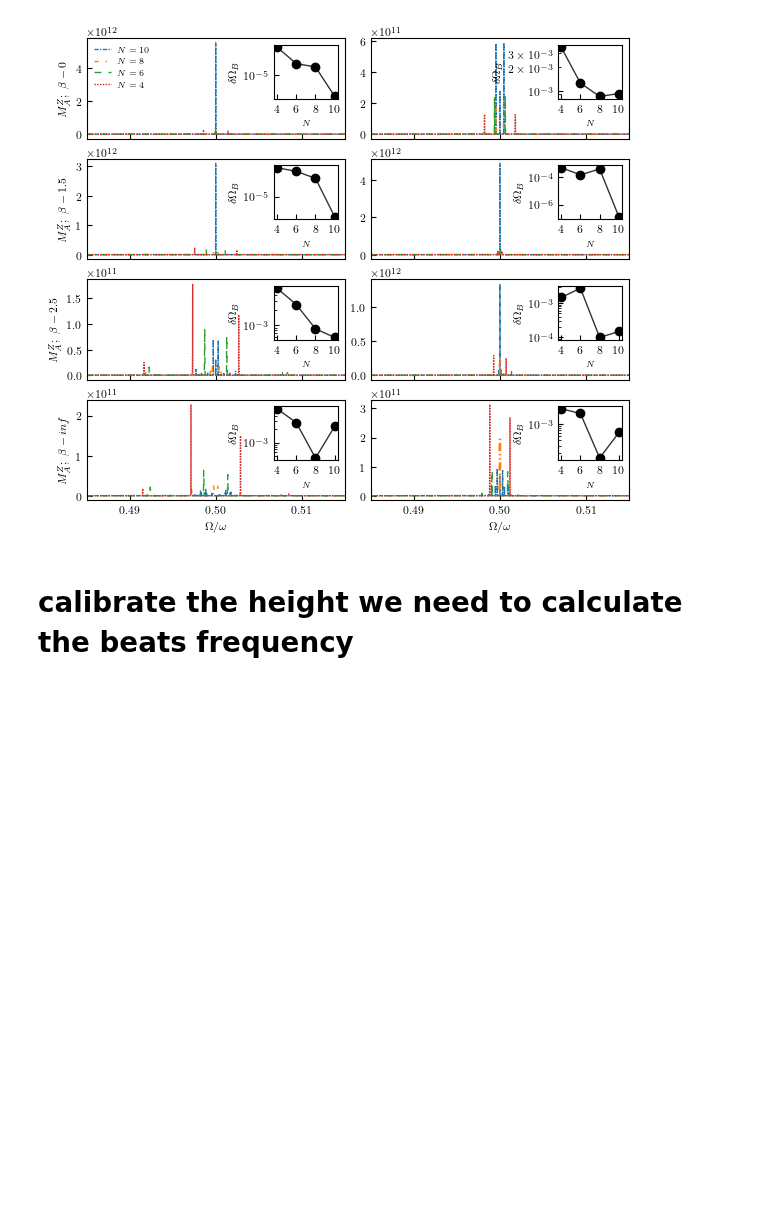
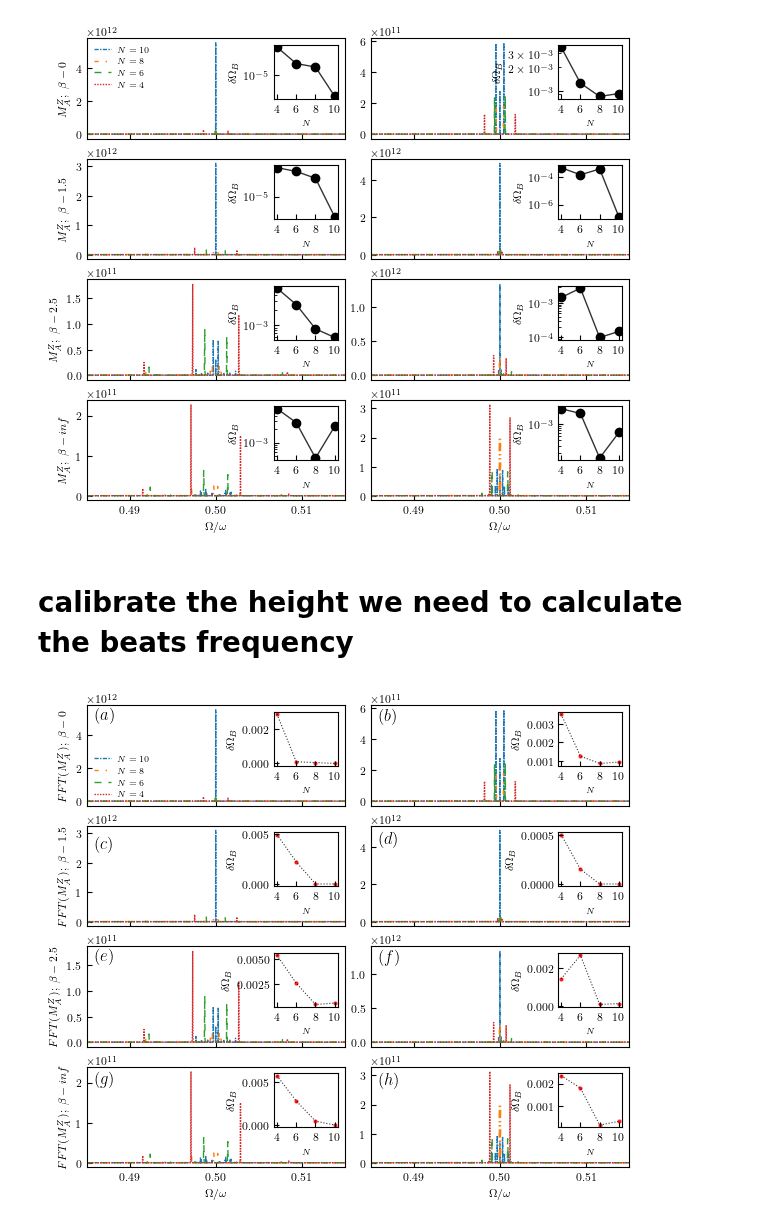
Before and after one commit to rahmahi/Chimera_Time_Crystal, a Jupyter notebook: codes/new_algo/regional_magnetization/fft_beats/fft_long_multipleN_upto10.ipynb, the cells around one changed output. Cells and saved outputs as stored; diff of their text form; code cells hidden in the pictures; blank space fills up the shorter version.

```diff
--- a/codes/new_algo/regional_magnetization/fft_beats/fft_long_multipleN_upto10.ipynb
+++ b/codes/new_algo/regional_magnetization/fft_beats/fft_long_multipleN_upto10.ipynb
@@ -287,6 +287,8 @@ with open("mz_fft.txt", 'r') as fp:
             hgt = 2e10
             if (b==3) & (n==3):
                 hgt = 9e10
+            if (b==1) & (n==2):
+                hgt = 9e11
 
             #-------  Find FFT Peaks and Beats frequencies   -----------------------------------------
             peak_idx, peak_props = find_peaks(y, prominence = 1, distance = None, height = hgt)
@@ -345,32 +347,34 @@ for jj in range(2):
                               bbox_transform=axs[b][jj].transAxes, borderpad=6)
         nst = Ns.T
         btfrt = btfr.T
         inset.scatter(nst[b][jj], btfrt[b][jj], color ='red', s = 4.0,alpha = 0.8)
         inset.plot(nst[b][jj], btfrt[b][jj], color ='black', alpha = 0.8, linewidth = 0.8, linestyle = 'dotted')
 
 
         inset.set_xlabel('$N$', fontsize = 6)
         inset.set_ylabel('$\delta \Omega_B$')
         #inset.set_yscale('log')
         inset.set_xticks(nst[b][jj])
         #inset.set_xticks([4,6,8,10], fontsize = 6)
         inset.tick_params(which='both', axis="both", direction="in")
         #inset.set_ylim(1e-7, 1e-2)
 
 axs[0][0].text(0.486, 5e12, r"$(a)$", fontsize= 12)
 axs[0][1].text(0.486, 5.2e11, r"$(b)$", fontsize= 12)
 axs[1][0].text(0.486, 2.5e12, r"$(c)$", fontsize= 12)
 axs[1][1].text(0.486, 4.2e12, r"$(d)$", fontsize= 12)
 axs[2][0].text(0.486, 1.6e11, r"$(e)$", fontsize= 12)
 axs[2][1].text(0.486, 1.2e12, r"$(f)$", fontsize= 12)
 axs[3][0].text(0.486, 2.e11, r"$(g)$", fontsize= 12)
 axs[3][1].text(0.486, 2.7e11, r"$(h)$", fontsize= 12)
 
 
 
 figname = 'regional_mag_FFT_strong.pdf'
 figname1 = 'regional_mag_FFT_strong.svg'
-plt.savefig(figname, bbox_inches='tight', pad_inches=0.0)
-plt.savefig(figname1, bbox_inches='tight', pad_inches=0.0, dpi=300)
+#plt.savefig(figname, bbox_inches='tight', pad_inches=0.0)
+#plt.savefig(figname1, bbox_inches='tight', pad_inches=0.0, dpi=300)
 
 plt.show()
+# %% [output]
+[figure, added]
```
Also changed, not shown: 1 other file.
